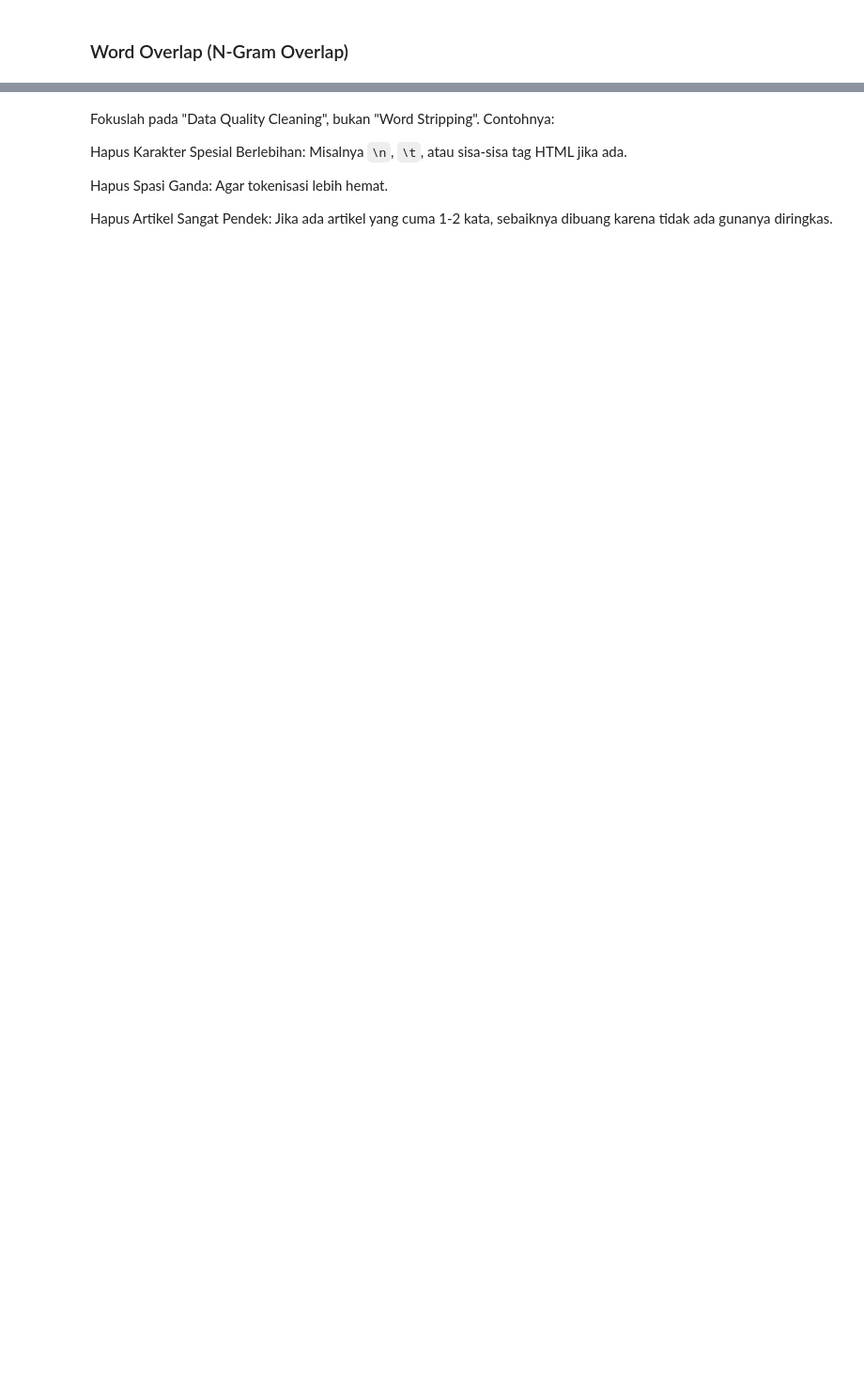
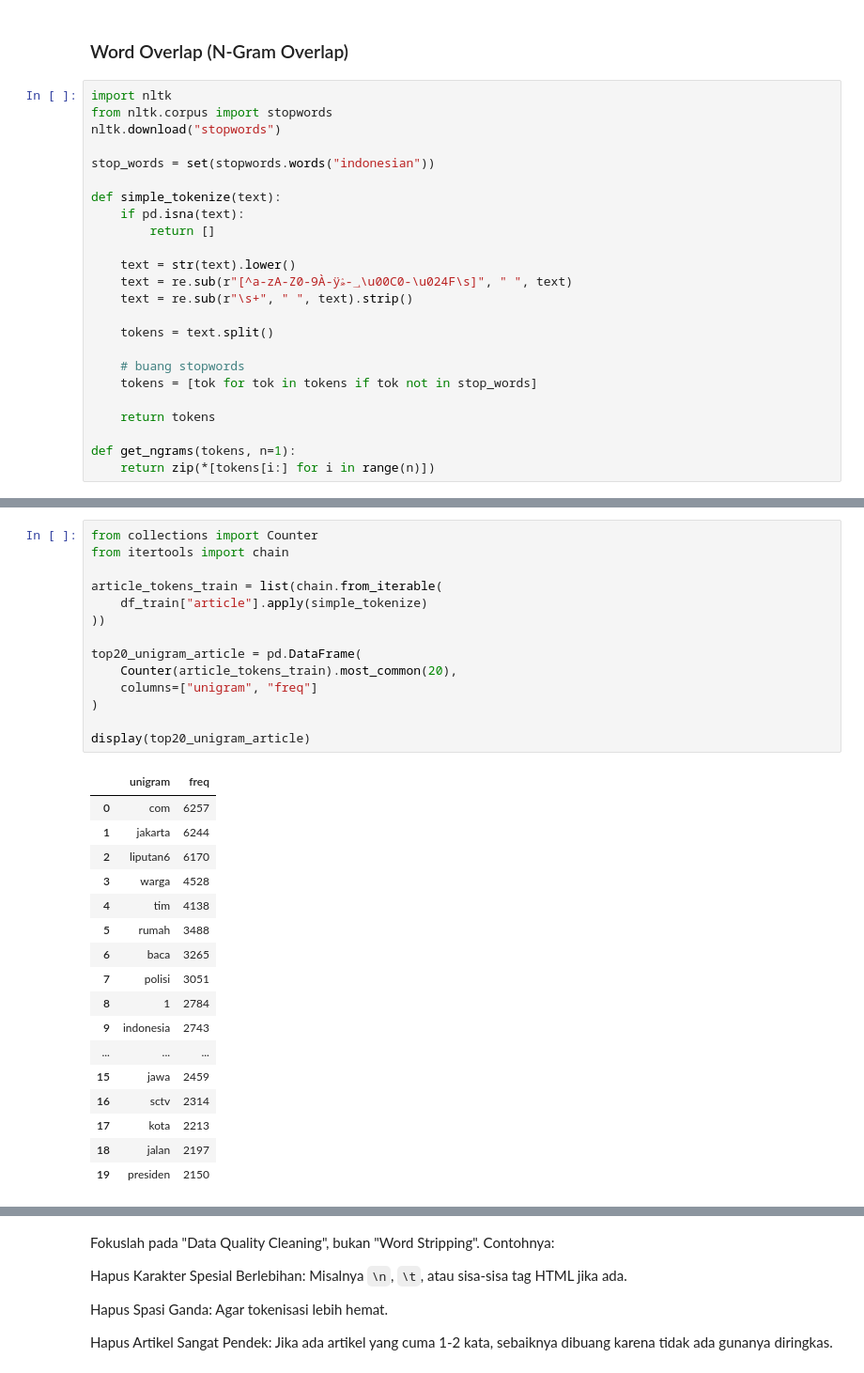
Before and after one commit to irsyad-kamil/indonesia-ai-nlpa-summary, a Jupyter notebook: bert2bert_irsyad.ipynb, the cells around one changed output, grey strips where cells are left out. Shown at 94% size. Saved outputs shown, nothing was run; the diff lists cells and outputs as text; blank space fills up the shorter version.

```diff
--- a/bert2bert_irsyad.ipynb
+++ b/bert2bert_irsyad.ipynb
@@ -194,2 +274,26 @@ for split in ["train", "dev", "test"]:
 # %% [markdown]
 ### Word Overlap (N-Gram Overlap)
+# %%
+import nltk
+from nltk.corpus import stopwords
+nltk.download("stopwords")
+
+stop_words = set(stopwords.words("indonesian"))
+
+def simple_tokenize(text):
+    if pd.isna(text):
+        return []
+
+    text = str(text).lower()
+    text = re.sub(r"[^a-zA-Z0-9À-ÿ؀-ۿ\u00C0-\u024F\s]", " ", text)
+    text = re.sub(r"\s+", " ", text).strip()
+
+    tokens = text.split()
+
+    # buang stopwords
+    tokens = [tok for tok in tokens if tok not in stop_words]
+
+    return tokens
+
+def get_ngrams(tokens, n=1):
+    return zip(*[tokens[i:] for i in range(n)])
@@ -249,0 +367,32 @@ display(overlap_summary)
+# %%
+from collections import Counter
+from itertools import chain
+
+article_tokens_train = list(chain.from_iterable(
+    df_train["article"].apply(simple_tokenize)
+))
+
+top20_unigram_article = pd.DataFrame(
+    Counter(article_tokens_train).most_common(20),
+    columns=["unigram", "freq"]
+)
+
+display(top20_unigram_article)
+# %% [output]
+|  | unigram | freq |
+| 0 | com | 6257 |
+| 1 | jakarta | 6244 |
+| 2 | liputan6 | 6170 |
+| 3 | warga | 4528 |
+| 4 | tim | 4138 |
+| 5 | rumah | 3488 |
+| 6 | baca | 3265 |
+| 7 | polisi | 3051 |
+| 8 | 1 | 2784 |
+| 9 | indonesia | 2743 |
+| ... | ... | ... |
+| 15 | jawa | 2459 |
+| 16 | sctv | 2314 |
+| 17 | kota | 2213 |
+| 18 | jalan | 2197 |
+| 19 | presiden | 2150 |
```
Also changed, not shown: parts of 45 cells of this notebook.
